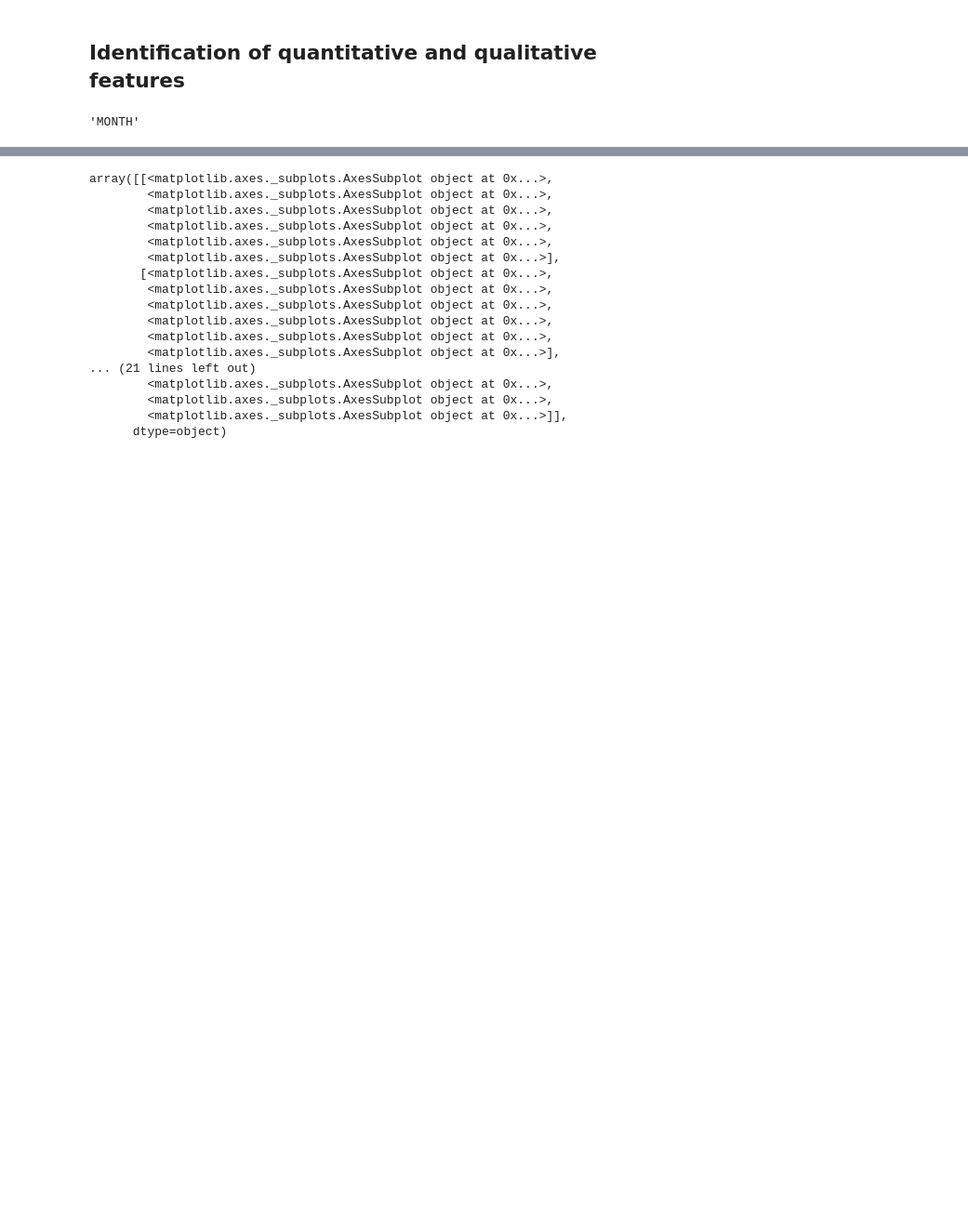
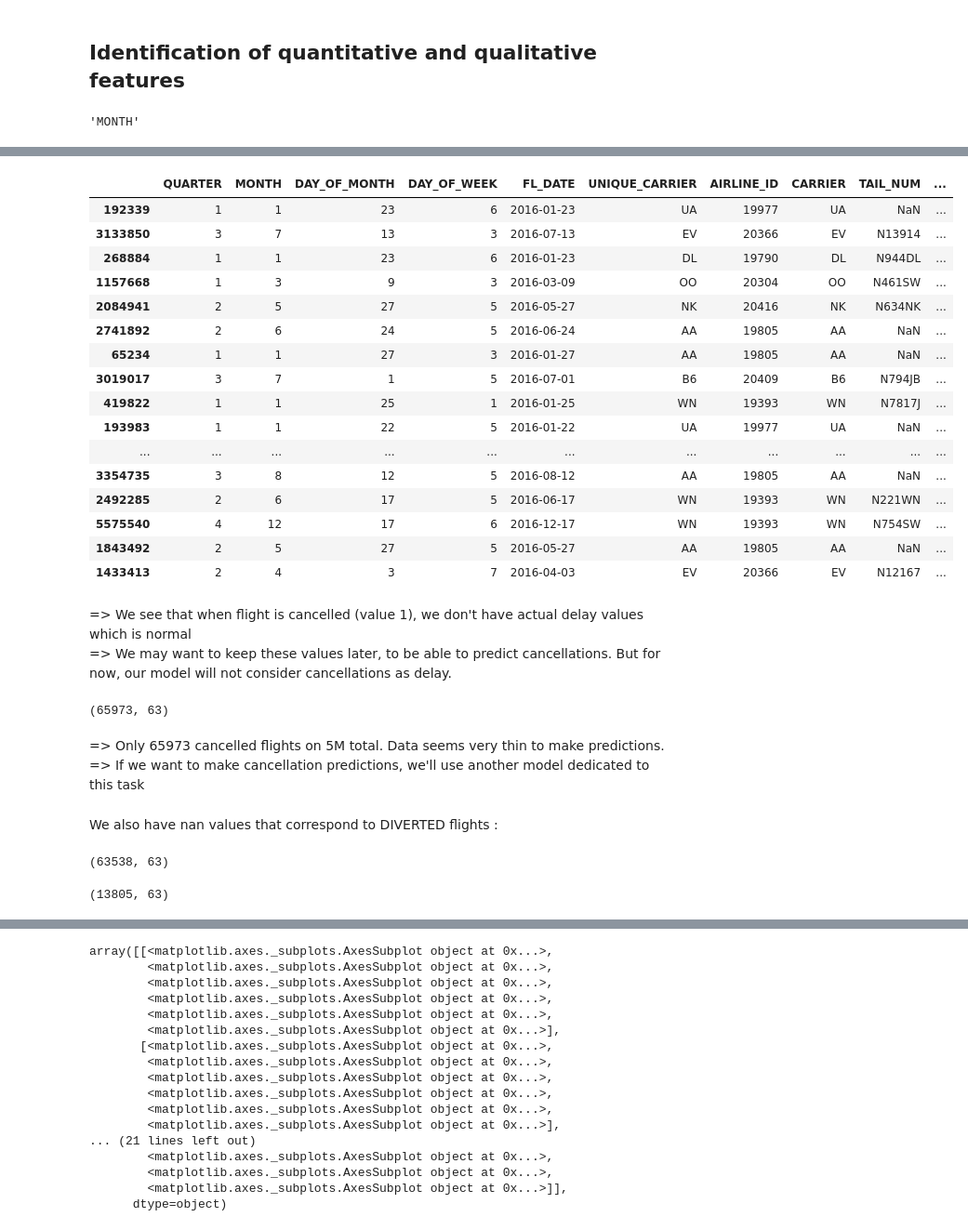
Before and after one commit to Severac/openclassrooms, a Jupyter notebook: PJ4/PJ4_dataexplore.ipynb, the cells around one changed output, grey strips where cells are left out. Shown at 93% size. Drawn from its saved outputs; the diff is of its cells as text; code cells hidden in the pictures; blank space fills up the shorter version.

Commit message:
PJ4: progression sur la feature selection et data clean

```diff
--- a/PJ4/PJ4_dataexplore.ipynb
+++ b/PJ4/PJ4_dataexplore.ipynb
@@ -660,0 +719,40 @@ Features to drop : ['FL_DATE', 'AIRLINE_ID', 'CARRIER', 'TAIL_NUM', 'FL_NUM', 'O
+# %%
+df[df['DEP_TIME'].notnull() == False].sample(20)
+# %% [output]
+|  | QUARTER | MONTH | DAY_OF_MONTH | DAY_OF_WEEK | FL_DATE | UNIQUE_CARRIER | AIRLINE_ID | CARRIER | TAIL_NUM | ... |
+| 192339 | 1 | 1 | 23 | 6 | 2016-01-23 | UA | 19977 | UA | NaN | ... |
+| 3133850 | 3 | 7 | 13 | 3 | 2016-07-13 | EV | 20366 | EV | N13914 | ... |
+| 268884 | 1 | 1 | 23 | 6 | 2016-01-23 | DL | 19790 | DL | N944DL | ... |
+| 1157668 | 1 | 3 | 9 | 3 | 2016-03-09 | OO | 20304 | OO | N461SW | ... |
+| 2084941 | 2 | 5 | 27 | 5 | 2016-05-27 | NK | 20416 | NK | N634NK | ... |
+| 2741892 | 2 | 6 | 24 | 5 | 2016-06-24 | AA | 19805 | AA | NaN | ... |
+| 65234 | 1 | 1 | 27 | 3 | 2016-01-27 | AA | 19805 | AA | NaN | ... |
+| 3019017 | 3 | 7 | 1 | 5 | 2016-07-01 | B6 | 20409 | B6 | N794JB | ... |
+| 419822 | 1 | 1 | 25 | 1 | 2016-01-25 | WN | 19393 | WN | N7817J | ... |
+| 193983 | 1 | 1 | 22 | 5 | 2016-01-22 | UA | 19977 | UA | NaN | ... |
+| ... | ... | ... | ... | ... | ... | ... | ... | ... | ... | ... |
+| 3354735 | 3 | 8 | 12 | 5 | 2016-08-12 | AA | 19805 | AA | NaN | ... |
+| 2492285 | 2 | 6 | 17 | 5 | 2016-06-17 | WN | 19393 | WN | N221WN | ... |
+| 5575540 | 4 | 12 | 17 | 6 | 2016-12-17 | WN | 19393 | WN | N754SW | ... |
+| 1843492 | 2 | 5 | 27 | 5 | 2016-05-27 | AA | 19805 | AA | NaN | ... |
+| 1433413 | 2 | 4 | 3 | 7 | 2016-04-03 | EV | 20366 | EV | N12167 | ... |
+# %% [markdown]
+=> We see that when flight is cancelled (value 1), we don't have actual delay values which is normal
+=> We may want to keep these values later, to be able to predict cancellations.  But for now, our model will not consider cancellations as delay.
+# %%
+df[df['CANCELLED'] == 1].shape
+# %% [output]
+(65973, 63)
+# %% [markdown]
+=> Only 65973 cancelled flights on 5M total. Data seems very thin to make predictions.
+=> If we want to make cancellation predictions, we'll use another model dedicated to this task
+# %% [markdown]
+We also have nan values that correspond to DIVERTED flights :
+# %%
+df[df['DEP_TIME'].notnull() == False].shape
+# %% [output]
+(63538, 63)
+# %%
+df[df['DIVERTED'] == 1].shape
+# %% [output]
+(13805, 63)
```
Also changed, not shown: parts of 55 cells of this notebook, 2 other files.
